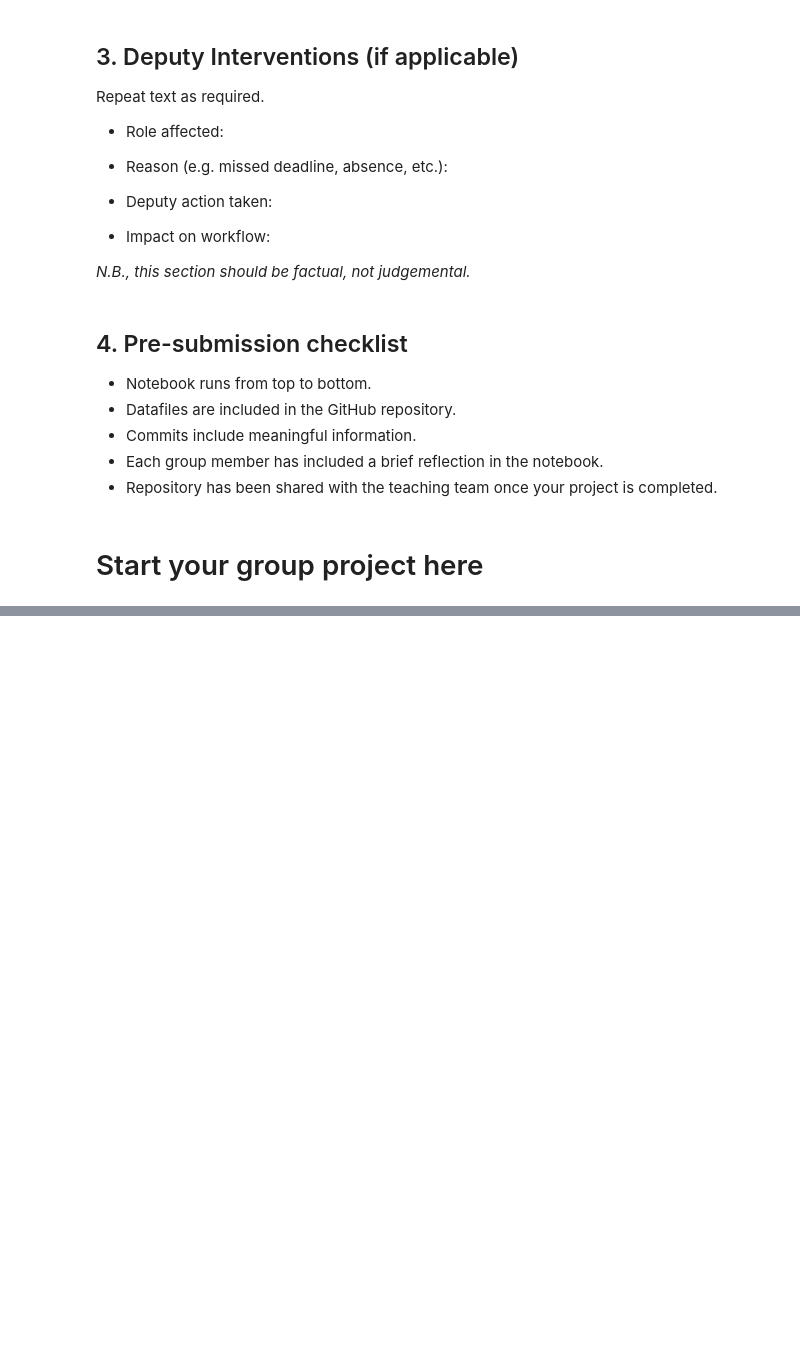
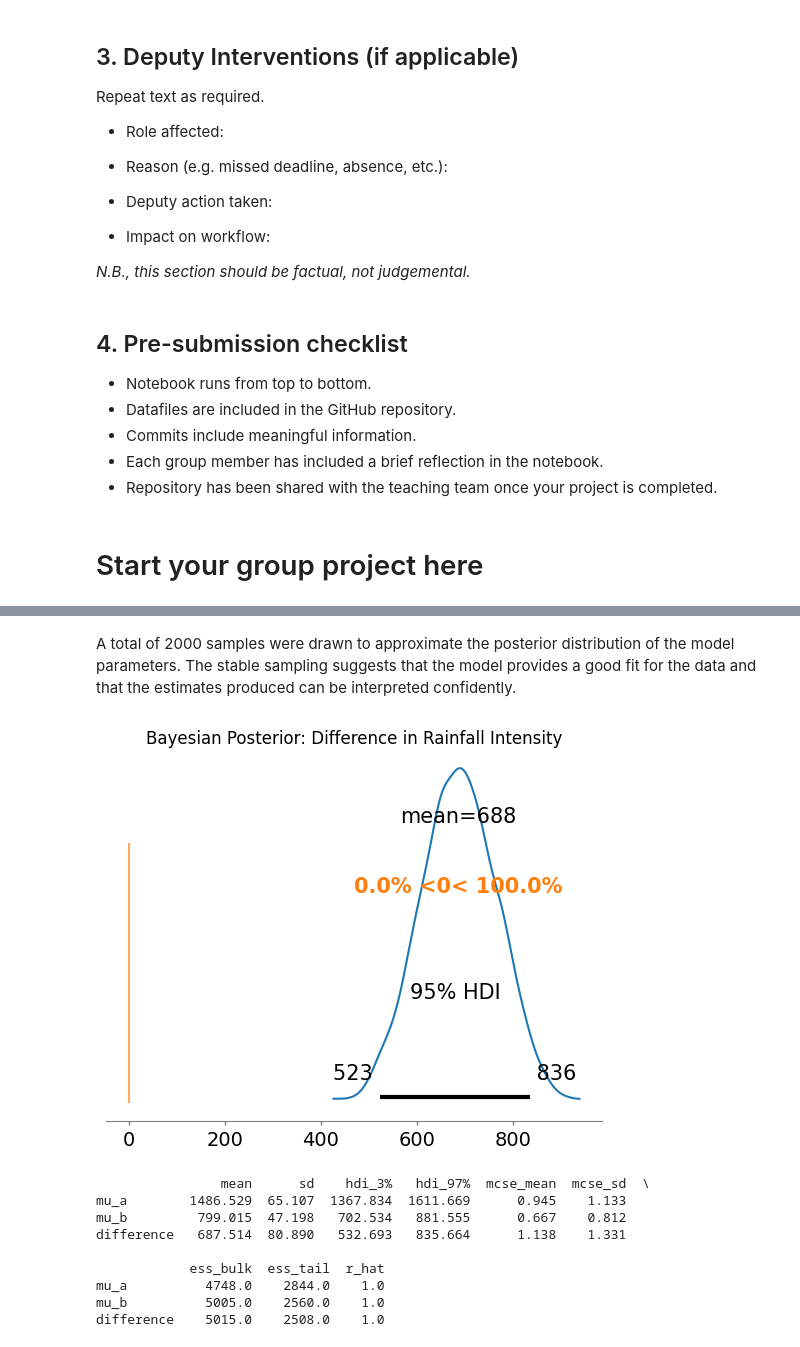
Before and after one commit to kr1stawang0510-cloud/EMSC2010_PrecipitationPirates_W7, a Jupyter notebook: EMSC2010_PrecipitationPirates_W7.ipynb, the cells around one changed output, grey strips where cells are left out. Saved outputs shown, nothing was run; the diff lists cells and outputs as text; code cells hidden in the pictures; blank space fills up the shorter version.

```diff
--- a/EMSC2010_PrecipitationPirates_W7.ipynb
+++ b/EMSC2010_PrecipitationPirates_W7.ipynb
@@ -45,0 +76,5 @@ Repeat text as required.
+# %%
+#PRECIPITATION DATA
+#Sorting data to only include one year (most recent)
+df_precip_2025 = df_precip[df_precip['Year'] == 2025]
+display(df_precip_2025.head())
@@ -45,0 +206,9 @@ Repeat text as required.
+# %%
+# Extracting the precipitation values for modeling
+# We use the 2025 data processed by your Data Steward
+data_group_a = equatorial_precip_2025['Annual precipitation'].values
+data_group_b = polar_precip_2025['Annual precipitation'].values
+
+# Summary stats for context
+print(f"Equatorial Mean: {data_group_a.mean():.2f}")
+print(f"Polar Mean: {data_group_b.mean():.2f}")
@@ -45,0 +220,20 @@ Repeat text as required.
+# %%
+with pm.Model() as rain_model:
+    # 1. Priors for the means (Normal distributions)
+    mu_a = pm.Normal("mu_a", mu=data_group_a.mean(), sigma=100)
+    mu_b = pm.Normal("mu_b", mu=data_group_b.mean(), sigma=100)
+
+    # 2. Priors for the standard deviation
+    sigma_a = pm.HalfNormal("sigma_a", sigma=100)
+    sigma_b = pm.HalfNormal("sigma_b", sigma=100)
+
+    # 3. Likelihood (How well the model fits the data)
+    y_a = pm.Normal("y_a", mu=mu_a, sigma=sigma_a, observed=data_group_a)
+    y_b = pm.Normal("y_b", mu=mu_b, sigma=sigma_b, observed=data_group_b)
+
+    # 4. Deterministic variable: The difference in means
+    # This is what we actually want to analyze!
+    diff_of_means = pm.Deterministic("difference", mu_a - mu_b)
+
+    # 5. Sampling (Running the simulation)
+    trace = pm.sample(2000, return_inferencedata=True, target_accept=0.95)
@@ -45,0 +243,24 @@ Repeat text as required.
+# %% [markdown]
+A total of 2000 samples were drawn to approximate the posterior distribution of the model parameters. The stable sampling suggests that the model provides a good fit for the data and that the estimates produced can be interpreted confidently.
+# %%
+# Plotting the posterior distribution of the difference
+az.plot_posterior(trace, var_names=["difference"], ref_val=0, hdi_prob=0.95)
+plt.title("Bayesian Posterior: Difference in Rainfall Intensity")
+plt.xlabel("Possible True Difference (mm)")
+plt.ylabel("Posterior Density")
+plt.show()
+
+# Summary table for your project report
+summary = az.summary(trace, var_names=["mu_a", "mu_b", "difference"])
+print(summary)
+# %% [output]
+[figure, added]
+                mean      sd    hdi_3%   hdi_97%  mcse_mean  mcse_sd  \
+mu_a        1486.529  65.107  1367.834  1611.669      0.945    1.133
+mu_b         799.015  47.198   702.534   881.555      0.667    0.812
+difference   687.514  80.890   532.693   835.664      1.138    1.331
+
+            ess_bulk  ess_tail  r_hat
+mu_a          4748.0    2844.0    1.0
+mu_b          5005.0    2560.0    1.0
+difference    5015.0    2508.0    1.0
```
Also changed, not shown: parts of 22 cells of this notebook.
